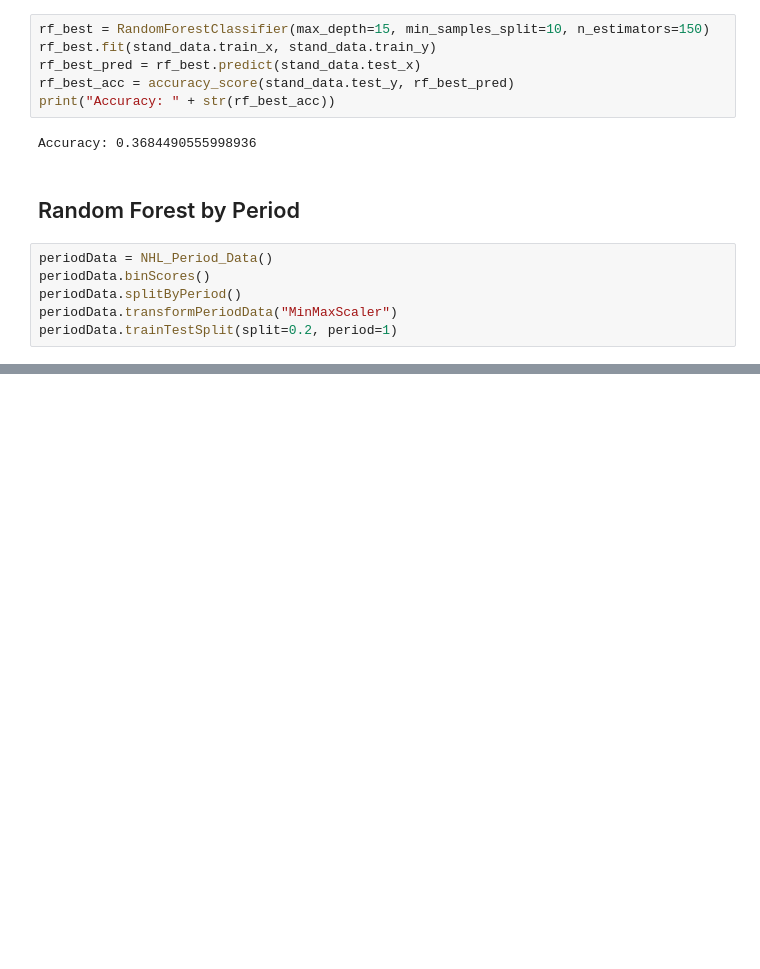
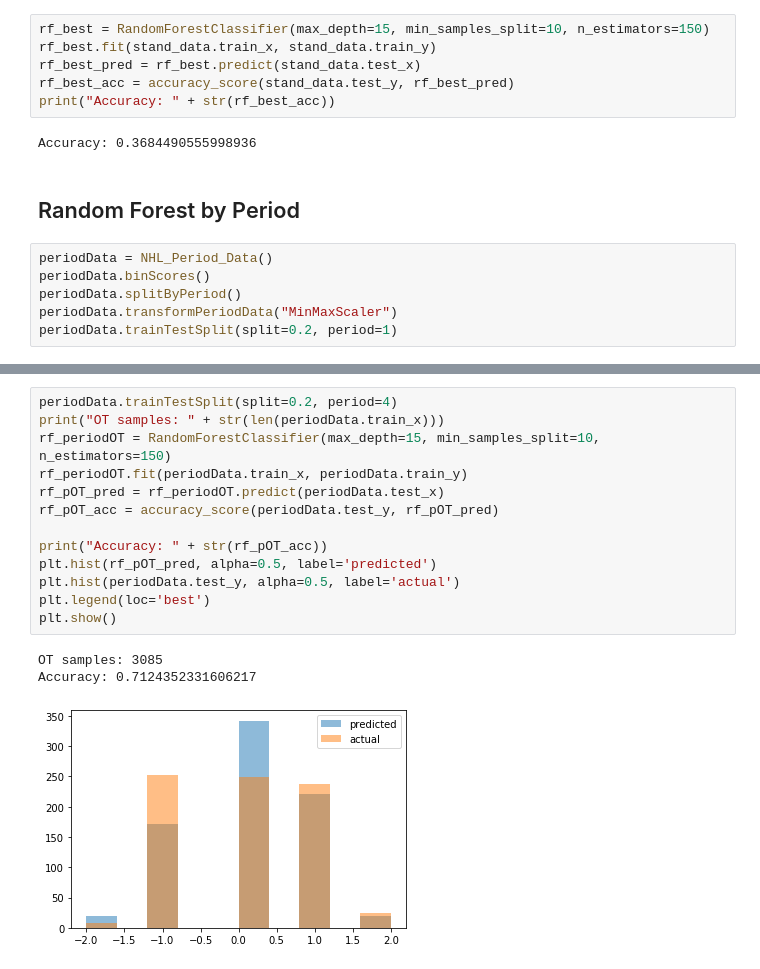
Before and after one commit to bliminate/Lord_Stanley_Seekers, a Jupyter notebook: NHL_Period_Data.ipynb, the cells around one changed output, grey strips where cells are left out. Drawn from its saved outputs; the diff is of its cells as text; blank space fills up the shorter version.

```diff
--- a/NHL_Period_Data.ipynb
+++ b/NHL_Period_Data.ipynb
@@ -260,0 +298,17 @@ Accuracy: 0.35126722987994663
+# %%
+periodData.trainTestSplit(split=0.2, period=4)
+print("OT samples: " + str(len(periodData.train_x)))
+rf_periodOT = RandomForestClassifier(max_depth=15, min_samples_split=10, n_estimators=150)
+rf_periodOT.fit(periodData.train_x, periodData.train_y)
+rf_pOT_pred = rf_periodOT.predict(periodData.test_x)
+rf_pOT_acc = accuracy_score(periodData.test_y, rf_pOT_pred)
+
+print("Accuracy: " + str(rf_pOT_acc))
+plt.hist(rf_pOT_pred, alpha=0.5, label='predicted')
+plt.hist(periodData.test_y, alpha=0.5, label='actual')
+plt.legend(loc='best')
+plt.show()
+# %% [output]
+OT samples: 3085
+Accuracy: 0.7124352331606217
+[figure, added]
```
Also changed, not shown: parts of 4 cells of this notebook.
